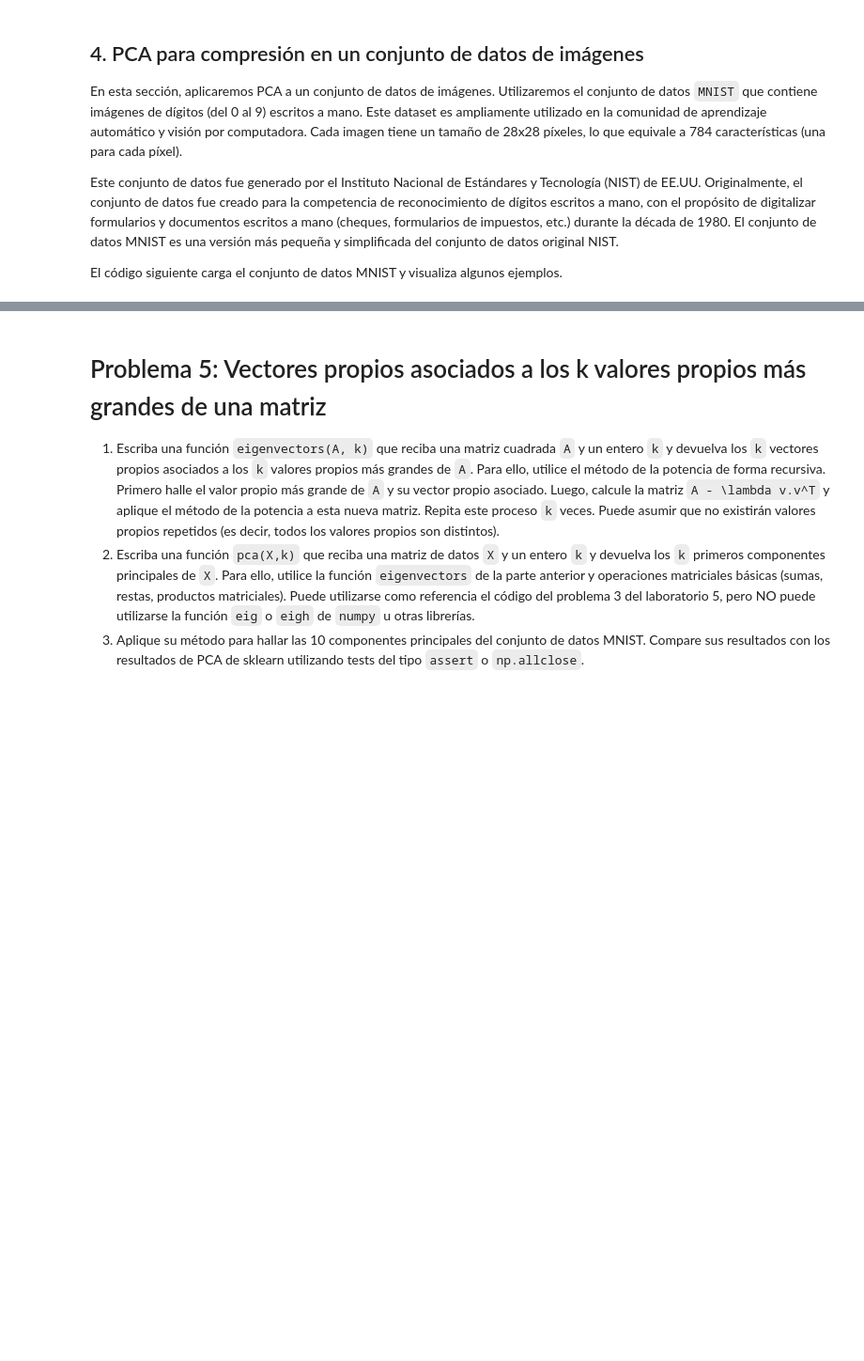
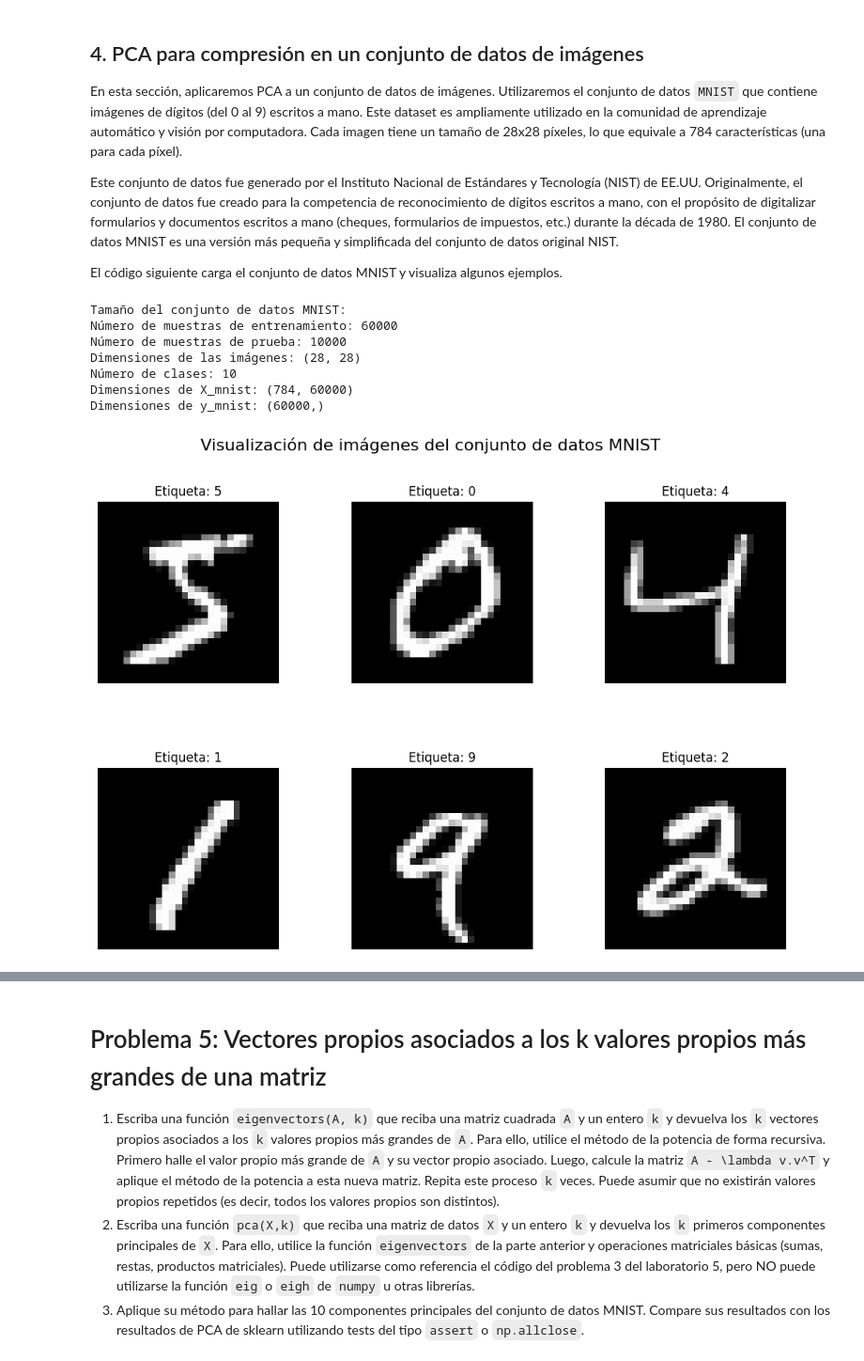
Before and after one commit to chihiroarias/Math-Machine-Learning, a Jupyter notebook: UNIT1/lab3.ipynb, the cells around one changed output, grey strips where cells are left out. Shown at 94% size. Drawn from its saved outputs; the diff is of its cells as text; code cells hidden in the pictures; blank space fills up the shorter version.

```diff
--- a/UNIT1/lab3.ipynb
+++ b/UNIT1/lab3.ipynb
@@ -653,36 +746,50 @@ Este conjunto de datos fue generado por el Instituto Nacional de Estándares y T
 
 El código siguiente carga el conjunto de datos MNIST y visualiza algunos ejemplos.
 # %%
-# Cargar el conjunto de datos MNIST
-from tensorflow import keras
 import numpy as np
 import matplotlib.pyplot as plt
+from sklearn.datasets import fetch_openml
 
-(X_train, y_train), (X_test, y_test) = keras.datasets.mnist.load_data()
+# Cargar el conjunto de datos MNIST (sin TensorFlow)
+mnist_raw = fetch_openml('mnist_784', version=1, as_frame=False, parser='liac-arff')
+X_all = mnist_raw.data.astype(float)   # (70000, 784) — ya aplanado
+y_all = mnist_raw.target.astype(int)   # (70000,)
+
+# Mismo split que Keras: 60 000 train / 10 000 test
+X_train = X_all[:60000].reshape(-1, 28, 28)
+y_train = y_all[:60000]
+X_test  = X_all[60000:].reshape(-1, 28, 28)
+y_test  = y_all[60000:]
+
 print("Tamaño del conjunto de datos MNIST:")
 print("Número de muestras de entrenamiento:", X_train.shape[0])
 print("Número de muestras de prueba:", X_test.shape[0])
 print("Dimensiones de las imágenes:", X_train.shape[1:])
 print("Número de clases:", len(np.unique(y_train)))
 
-
-X_mnist = X_train.reshape(X_train.shape[0], -1).T  # Aplanar las imágenes de entrenamiento
-y_mnist = y_train  # Etiquetas de las imágenes de entrenamiento
-# Las imágenes de MNIST están representadas en uint8 (0-255).
-# Para poder utilizar los datos algebraicamente, conviene convertirlos a punto flotante.
-X_mnist = X_mnist.astype(float)
+X_mnist = X_train.reshape(X_train.shape[0], -1).T
+y_mnist = y_train
 print("Dimensiones de X_mnist:", X_mnist.shape)
 print("Dimensiones de y_mnist:", y_mnist.shape)
 
-# Visualizar algunas imágenes del conjunto de datos MNIST
+# Visualizar algunas imágenes — el resto del código queda igual
 plt.figure(figsize=(12, 8))
 plt.suptitle("Visualización de imágenes del conjunto de datos MNIST", fontsize=16)
 plt.subplots_adjust(hspace=0.4, wspace=0.4)
 subplot_index = 1
 for i in range(6):
     plt.subplot(2, 3, subplot_index)
     plt.imshow(X_mnist[:, i].reshape(28, 28), cmap='gray')
     plt.title(f"Etiqueta: {y_mnist[i]}")
     plt.axis('off')
     subplot_index += 1
 plt.show()
+# %% [output]
+Tamaño del conjunto de datos MNIST:
+Número de muestras de entrenamiento: 60000
+Número de muestras de prueba: 10000
+Dimensiones de las imágenes: (28, 28)
+Número de clases: 10
+Dimensiones de X_mnist: (784, 60000)
+Dimensiones de y_mnist: (60000,)
+[figure, added]
```
Also changed, not shown: parts of 30 cells of this notebook.
